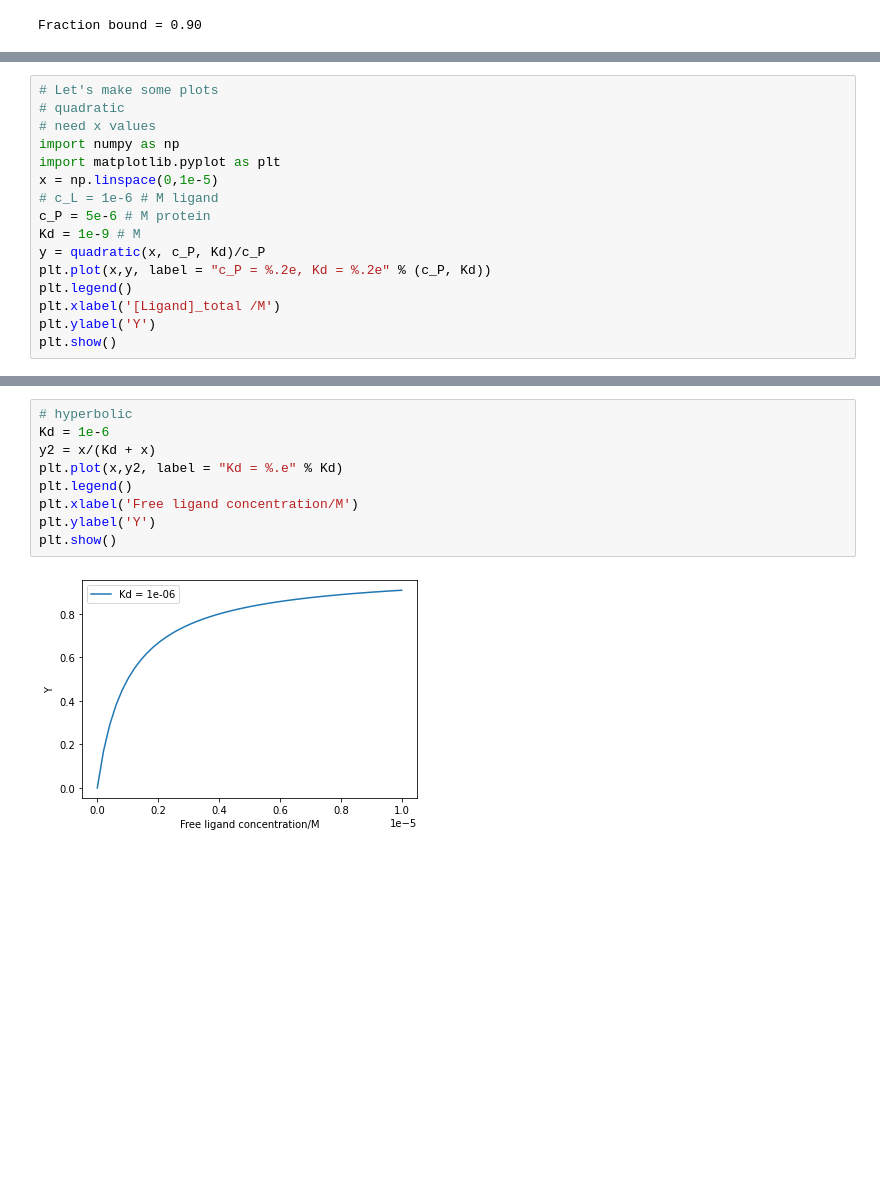
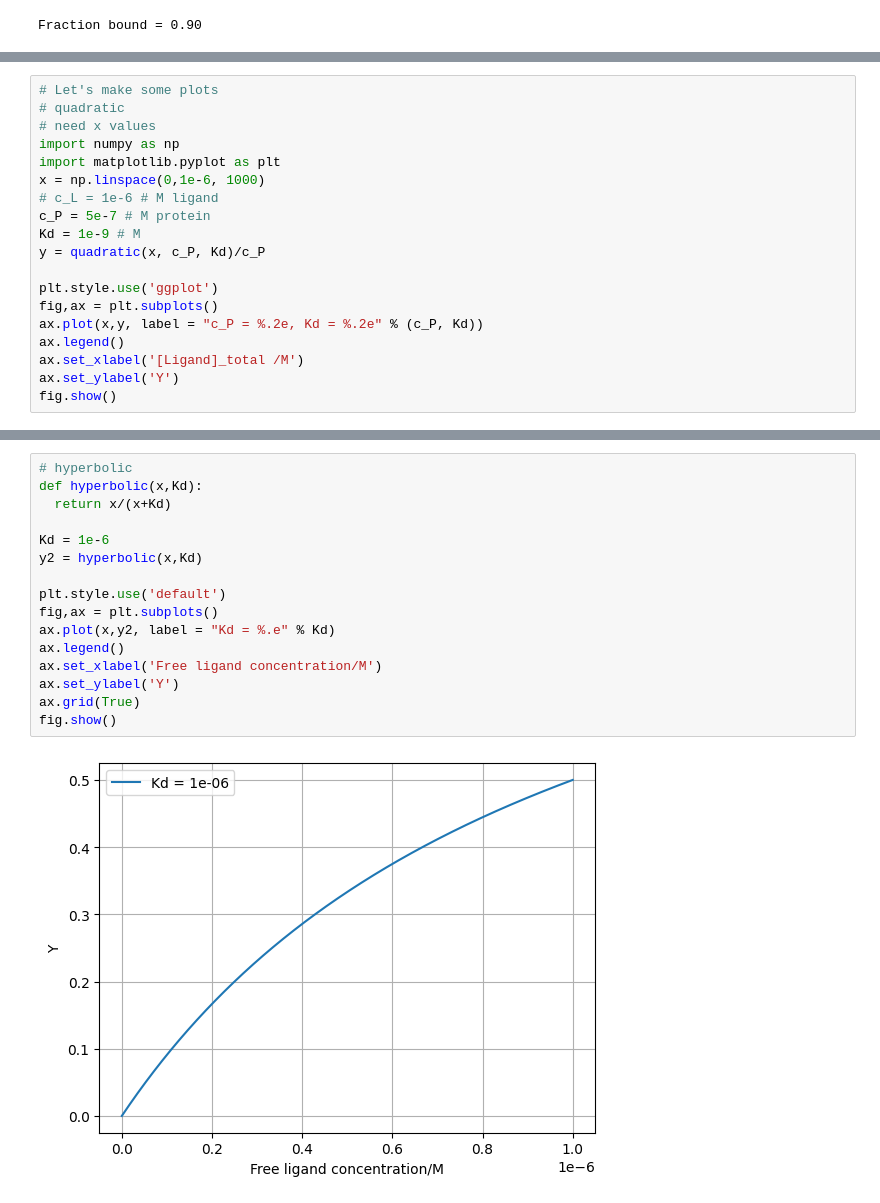
Before and after one commit to mpfoster/Biochem5721, a Jupyter notebook: binding+plots.ipynb, the cells around one changed output, grey strips where cells are left out. Cells and saved outputs as stored; diff of their text form; blank space fills up the shorter version.

```diff
--- a/binding+plots.ipynb
+++ b/binding+plots.ipynb
@@ -46,14 +65,17 @@ Fraction bound = 0.90
 # need x values
 import numpy as np
 import matplotlib.pyplot as plt
-x = np.linspace(0,1e-5)
+x = np.linspace(0,1e-6, 1000)
 # c_L = 1e-6 # M ligand
-c_P = 5e-6 # M protein
+c_P = 5e-7 # M protein
 Kd = 1e-9 # M
 y = quadratic(x, c_P, Kd)/c_P
-plt.plot(x,y, label = "c_P = %.2e, Kd = %.2e" % (c_P, Kd))
-plt.legend()
-plt.xlabel('[Ligand]_total /M')
-plt.ylabel('Y')
-plt.show()
+
+plt.style.use('ggplot')
+fig,ax = plt.subplots()
+ax.plot(x,y, label = "c_P = %.2e, Kd = %.2e" % (c_P, Kd))
+ax.legend()
+ax.set_xlabel('[Ligand]_total /M')
+ax.set_ylabel('Y')
+fig.show()
 # %% [output]
@@ -61,14 +83,21 @@ plt.show()
 # %%
 # hyperbolic
+def hyperbolic(x,Kd):
+  return x/(x+Kd)
+
 Kd = 1e-6
-y2 = x/(Kd + x)
-plt.plot(x,y2, label = "Kd = %.e" % Kd)
-plt.legend()
-plt.xlabel('Free ligand concentration/M')
-plt.ylabel('Y')
-plt.show()
+y2 = hyperbolic(x,Kd)
+
+plt.style.use('default')
+fig,ax = plt.subplots()
+ax.plot(x,y2, label = "Kd = %.e" % Kd)
+ax.legend()
+ax.set_xlabel('Free ligand concentration/M')
+ax.set_ylabel('Y')
+ax.grid(True)
+fig.show()
 # %% [output]
-[figure, old version]
+[figure, new version]
 # %%
 # Van't Hoff:
 # dG = -RT ln K = dH - TdS
```
Also changed, not shown: parts of 6 cells of this notebook.
